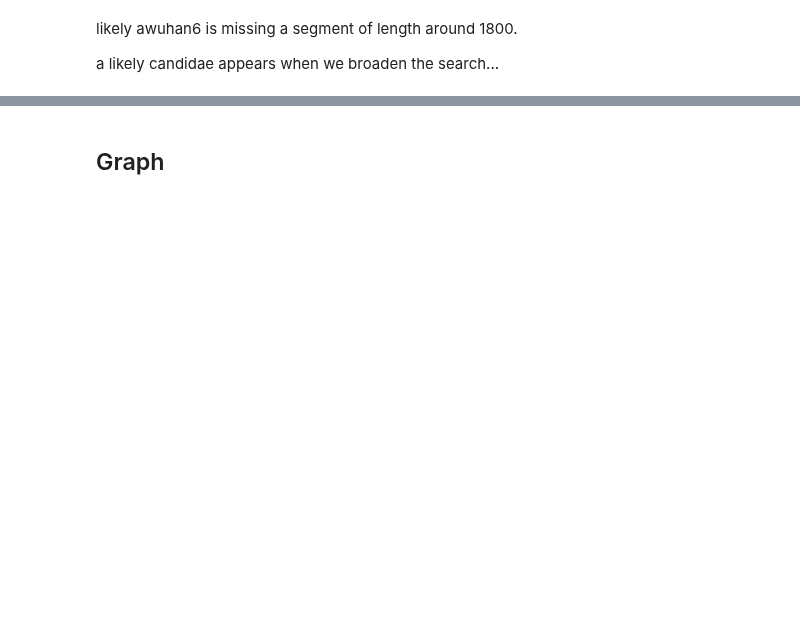
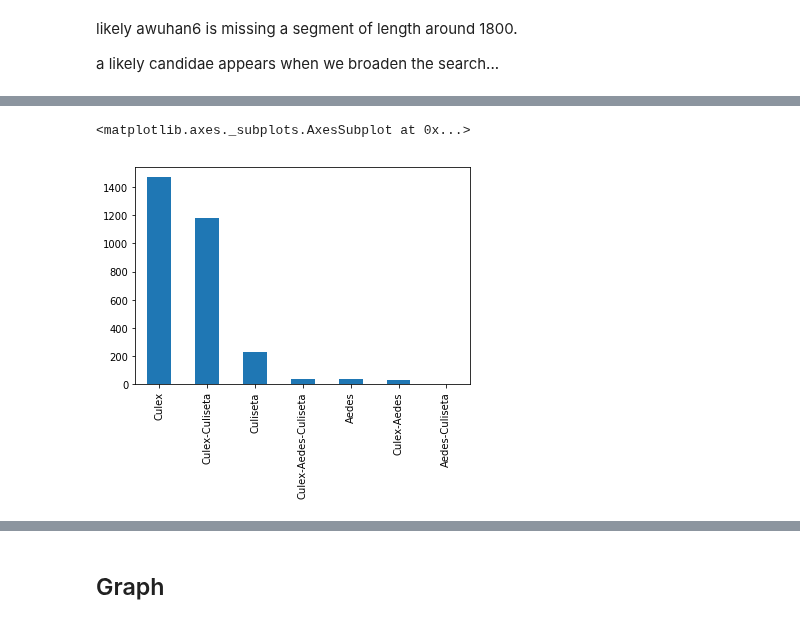
Before and after one commit to czbiohub-sf/california-mosquito-study, a Jupyter notebook: notebooks/Multisegmented Virus Hunting.ipynb, the cells around one changed output, grey strips where cells are left out. Cells and saved outputs as stored; diff of their text form; code cells hidden in the pictures; blank space fills up the shorter version.

Commit message:
Add species information

```diff
--- a/notebooks/Multisegmented Virus Hunting.ipynb
+++ b/notebooks/Multisegmented Virus Hunting.ipynb
@@ -279,0 +285,3 @@ Contig Lengths:  6606,6613,6612,6611,6620,6614,6618,6613,6614,6612,6634,3265+295
+# %%
+metadata = pd.read_csv('../data/CMS001_CMS002_MergedAnnotations_190325.csv')
+metadata.head()
@@ -279,0 +308,10 @@ Contig Lengths:  6606,6613,6612,6611,6620,6614,6618,6613,6614,6612,6634,3265+295
+# %%
+species = {sample: species for sample, species in zip(metadata['NewIDseqName'], metadata['compute_species'])}
+genus = {sample: species for sample, species in zip(metadata['NewIDseqName'], metadata['compute_genus'])}
+# %%
+genus_combo = pd.Series(["-".join(set([genus[member.sample] for member in clusters[cluster_id]]))
+                      for cluster_id in clusters]).value_counts()
+genus_combo.plot.bar(color='C0')
+# %% [output]
+<matplotlib.axes._subplots.AxesSubplot at 0x...>
+[figure, added]
```
Also changed, not shown: parts of 12 cells of this notebook.
